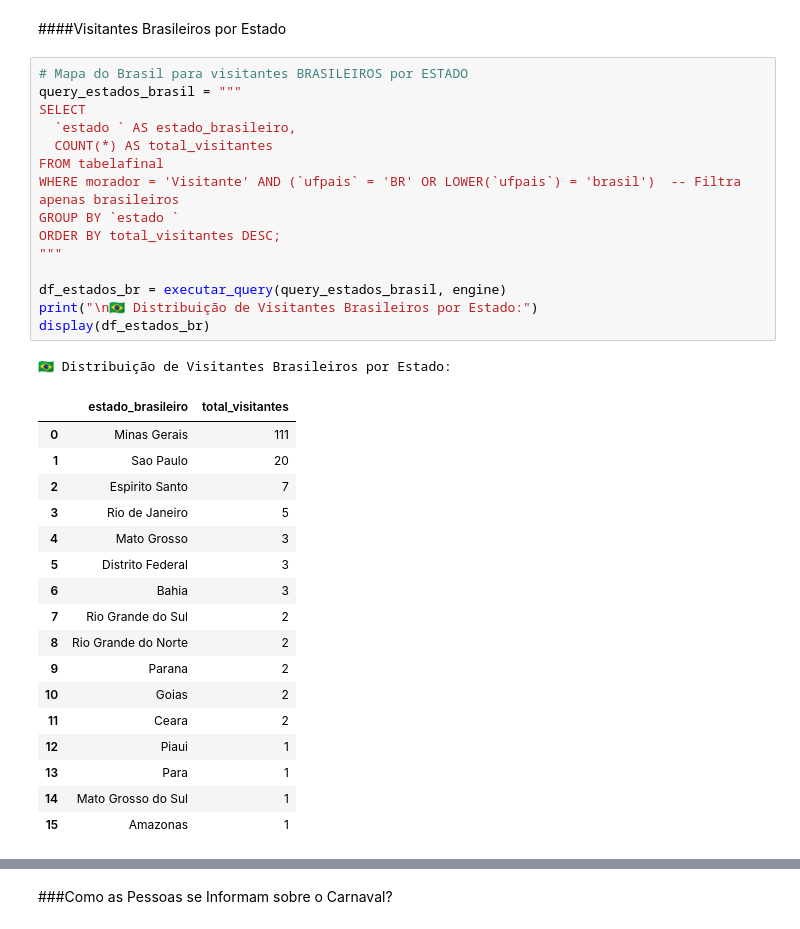
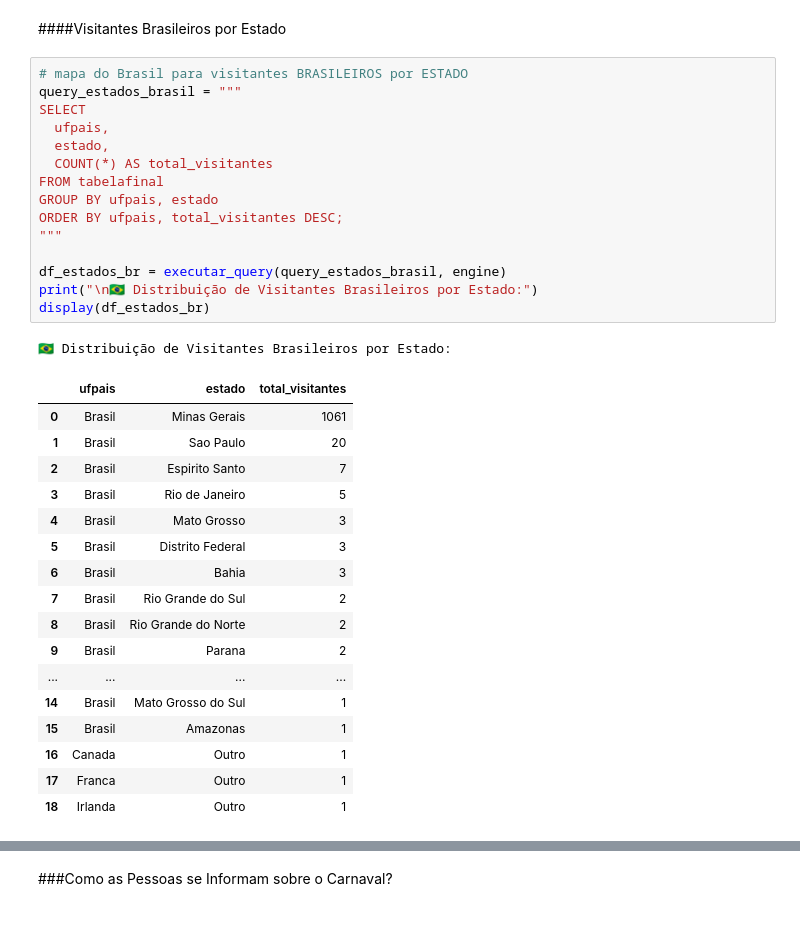
Before and after one commit to larissalvesds/Grupo7_ProjetoFinal, a Jupyter notebook: Anális_do_Carnaval_BH_Python_&_SQL.ipynb, the cells around one changed output, grey strips where cells are left out. Saved outputs shown, nothing was run; the diff lists cells and outputs as text.

```diff
--- a/Anális_do_Carnaval_BH_Python_&_SQL.ipynb
+++ b/Anális_do_Carnaval_BH_Python_&_SQL.ipynb
@@ -334,37 +328,37 @@ fig.show()
 # %% [markdown]
 ####Visitantes Brasileiros por Estado
 # %%
-# Mapa do Brasil para visitantes BRASILEIROS por ESTADO
+# mapa do Brasil para visitantes BRASILEIROS por ESTADO
 query_estados_brasil = """
 SELECT
-  `estado ` AS estado_brasileiro,
+  ufpais,
+  estado,
   COUNT(*) AS total_visitantes
 FROM tabelafinal
-WHERE morador = 'Visitante' AND (`ufpais` = 'BR' OR LOWER(`ufpais`) = 'brasil')  -- Filtra apenas brasileiros
-GROUP BY `estado `
-ORDER BY total_visitantes DESC;
+GROUP BY ufpais, estado
+ORDER BY ufpais, total_visitantes DESC;
 """
 
 df_estados_br = executar_query(query_estados_brasil, engine)
 print("\n🇧🇷 Distribuição de Visitantes Brasileiros por Estado:")
 display(df_estados_br)
 # %% [output]
 🇧🇷 Distribuição de Visitantes Brasileiros por Estado:
-|  | estado_brasileiro | total_visitantes |
-| 0 | Minas Gerais | 111 |
-| 1 | Sao Paulo | 20 |
-| 2 | Espirito Santo | 7 |
-| 3 | Rio de Janeiro | 5 |
-| 4 | Mato Grosso | 3 |
-| 5 | Distrito Federal | 3 |
-| 6 | Bahia | 3 |
-| 7 | Rio Grande do Sul | 2 |
-| 8 | Rio Grande do Norte | 2 |
-| 9 | Parana | 2 |
-| 10 | Goias | 2 |
-| 11 | Ceara | 2 |
-| 12 | Piaui | 1 |
-| 13 | Para | 1 |
-| 14 | Mato Grosso do Sul | 1 |
-| 15 | Amazonas | 1 |
+|  | ufpais | estado | total_visitantes |
+| 0 | Brasil | Minas Gerais | 1061 |
+| 1 | Brasil | Sao Paulo | 20 |
+| 2 | Brasil | Espirito Santo | 7 |
+| 3 | Brasil | Rio de Janeiro | 5 |
+| 4 | Brasil | Mato Grosso | 3 |
+| 5 | Brasil | Distrito Federal | 3 |
+| 6 | Brasil | Bahia | 3 |
+| 7 | Brasil | Rio Grande do Sul | 2 |
+| 8 | Brasil | Rio Grande do Norte | 2 |
+| 9 | Brasil | Parana | 2 |
+| ... | ... | ... | ... |
+| 14 | Brasil | Mato Grosso do Sul | 1 |
+| 15 | Brasil | Amazonas | 1 |
+| 16 | Canada | Outro | 1 |
+| 17 | Franca | Outro | 1 |
+| 18 | Irlanda | Outro | 1 |
 # %%
```
Also changed, not shown: parts of 34 cells of this notebook.
